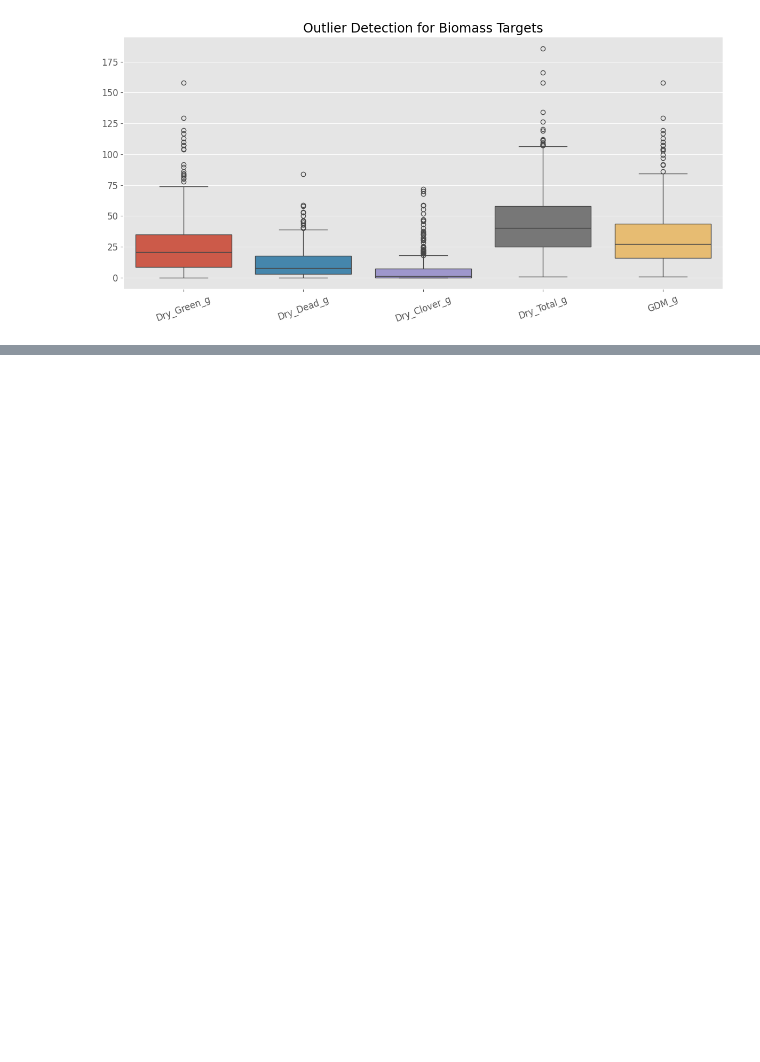
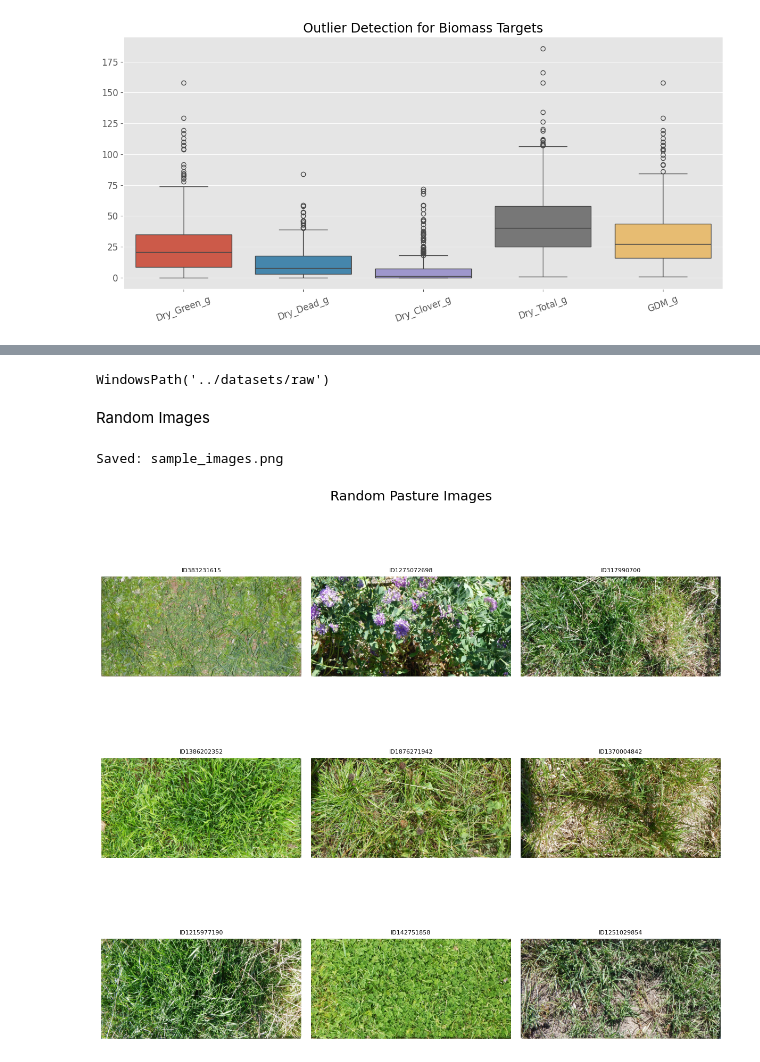
Before and after one commit to patelshivam109/Image-to-Biomass, a Jupyter notebook: notebooks/02_eda.ipynb, the cells around one changed output, grey strips where cells are left out. Saved outputs shown, nothing was run; the diff lists cells and outputs as text; code cells hidden in the pictures; blank space fills up the shorter version.

```diff
--- a/notebooks/02_eda.ipynb
+++ b/notebooks/02_eda.ipynb
@@ -344,0 +353,31 @@ Saved: outliers.png
+# %%
+PROJECT_ROOT = Path("..")
+
+IMAGE_DIR = PROJECT_ROOT / "datasets" / "raw"
+
+IMAGE_DIR
+# %% [output]
+WindowsPath('../datasets/raw')
+# %% [markdown]
+Random Images
+# %%
+sample_images = random.sample(df["image_path"].tolist(), 9)
+
+fig, axes = plt.subplots(3, 3, figsize=(12, 12))
+
+for ax, img_path in zip(axes.flatten(), sample_images):
+
+    image = Image.open(IMAGE_DIR / img_path)
+
+    ax.imshow(image)
+    ax.set_title(Path(img_path).stem, fontsize=8)
+    ax.axis("off")
+
+plt.suptitle("Random Pasture Images", fontsize=18)
+
+save_plot("sample_images.png")
+
+plt.show()
+# %% [output]
+Saved: sample_images.png
+[figure, added]
```
Also changed, not shown: parts of 9 cells of this notebook, 3 other files.
